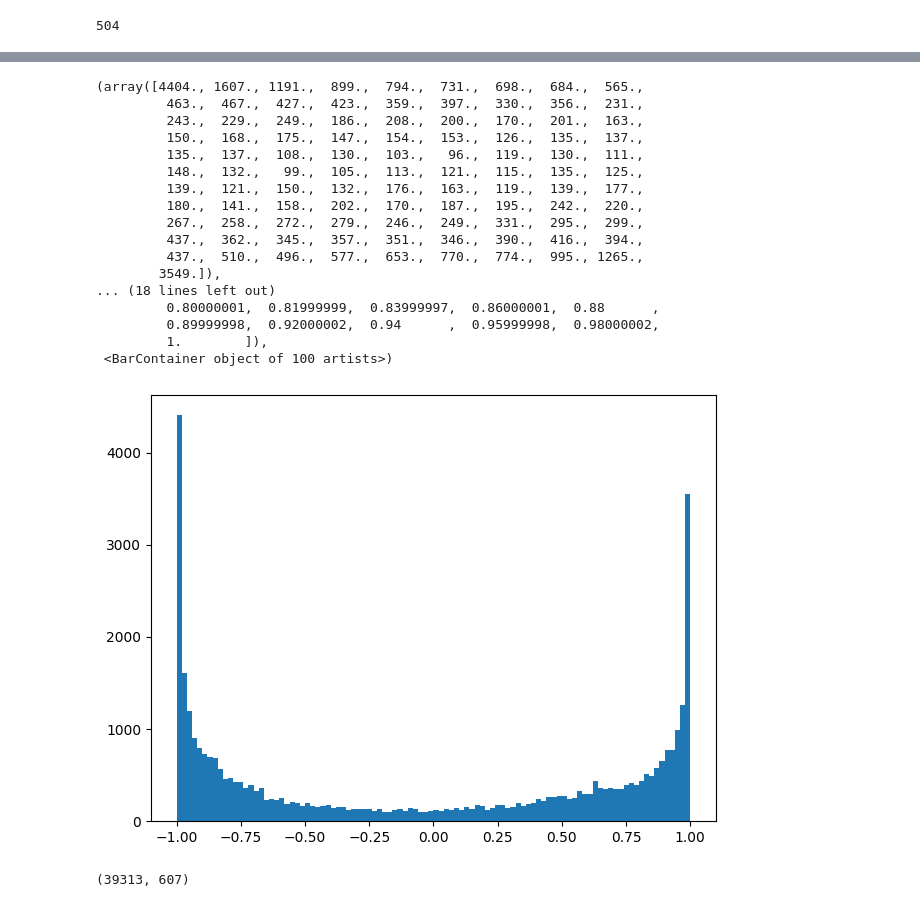
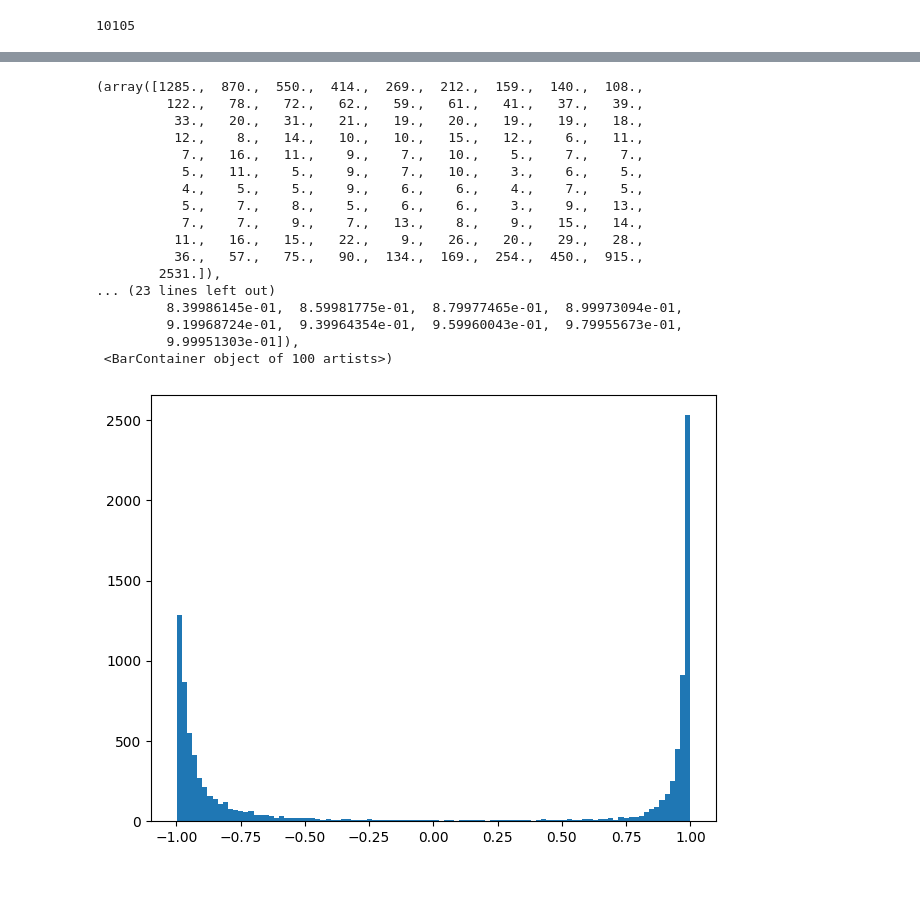
Before and after one commit to Whakamua/machi-koro-ai, a Jupyter notebook: analysis/analyze_buffers.ipynb, the cells around one changed output, grey strips where cells are left out. Saved outputs shown, nothing was run; the diff lists cells and outputs as text; code cells hidden in the pictures.

```diff
--- a/analysis/analyze_buffers.ipynb
+++ b/analysis/analyze_buffers.ipynb
@@ -29,17 +200,6 @@ import numpy as np
 # %%
-# buffers = []
-# for i in range(10):
-#     with open(f"checkpoints/{i}.pkl", "rb") as file:
-#         buffers.append(pickle.load(file))
-
-# buffer = buffers[0].get_big_buffer()
-# buffer.combine_buffers(buffers)
-
-# buffer.compute_values()
+with open(f"checkpoints/1.pkl", "rb") as file:
+    buffer = pickle.load(file)
+buffer.size
+# %% [output]
+10105
-# %%
-with open(f"checkpoints/0.pkl", "rb") as file:
-    buffer = pickle.load(file)
-# %%
-buffer.size
-# %% [output]
-504
@@ -142,13 +206,22 @@ class PVNet(nn.Module):
 # %%
-env = MachiKoro(n_players=2)
-env = GymMachiKoro(env)
+env = GymMachiKoro(n_players=2, card_info_path="card_info_quick_game.yaml")
 
-pvnet = torch.load("checkpoints/0.pt") # PVNet(env.observation_space, env.action_space)
+# pvnet = torch.load("checkpoints/0.pt") # PVNet(env.observation_space, env.action_space)
 # %%
 buffer.compute_values()
-train_buffer, val_buffer = buffer.split_buffer(0.2)
-pvnet = PVNet(env.observation_space, env.action_space)
-pvnet.train(train_buffer=train_buffer, val_buffer=val_buffer, batch_size=64, epochs=5)
+train_buffer, val_buffer = buffer.split_buffer_by_episode(0.2)
+info = {
+            "observation_indices": env.observation_indices,
+            "observation_values": env.observation_values,
+            "action_idx_to_str": env._action_idx_to_str,
+            "action_str_to_idx": env._action_str_to_idx,
+            "player_order": env.player_order,
+            "stage_order": env._env._stage_order,
+            "landmarks": env._env._landmark_cards_ascending_in_price,
+            "landmarks_cost": [env.card_info[landmark]["cost"] for landmark in env._env._landmark_cards_ascending_in_price]
+        }
+pvnet = PVNet(env.observation_space, env.action_space, info)
+pvnet.train(train_buffer=train_buffer, val_buffer=val_buffer, batch_size=64, epochs=20)
 
 prob_preds, value_preds = pvnet.forward(torch.tensor(buffer.obss).to(torch.float32))
 
@@ -177,18 +250,18 @@ epoch: 4 | train_loss: 0.8078722357749939 | val_loss: 0.829748809337616
-(array([4404., 1607., 1191.,  899.,  794.,  731.,  698.,  684.,  565.,
-         463.,  467.,  427.,  423.,  359.,  397.,  330.,  356.,  231.,
-         243.,  229.,  249.,  186.,  208.,  200.,  170.,  201.,  163.,
-         150.,  168.,  175.,  147.,  154.,  153.,  126.,  135.,  137.,
-         135.,  137.,  108.,  130.,  103.,   96.,  119.,  130.,  111.,
-         148.,  132.,   99.,  105.,  113.,  121.,  115.,  135.,  125.,
-         139.,  121.,  150.,  132.,  176.,  163.,  119.,  139.,  177.,
-         180.,  141.,  158.,  202.,  170.,  187.,  195.,  242.,  220.,
-         267.,  258.,  272.,  279.,  246.,  249.,  331.,  295.,  299.,
-         437.,  362.,  345.,  357.,  351.,  346.,  390.,  416.,  394.,
-         437.,  510.,  496.,  577.,  653.,  770.,  774.,  995., 1265.,
-        3549.]),
-... (18 lines left out)
-         0.80000001,  0.81999999,  0.83999997,  0.86000001,  0.88      ,
-         0.89999998,  0.92000002,  0.94      ,  0.95999998,  0.98000002,
-         1.        ]),
+(array([1285.,  870.,  550.,  414.,  269.,  212.,  159.,  140.,  108.,
+         122.,   78.,   72.,   62.,   59.,   61.,   41.,   37.,   39.,
+          33.,   20.,   31.,   21.,   19.,   20.,   19.,   19.,   18.,
+          12.,    8.,   14.,   10.,   10.,   15.,   12.,    6.,   11.,
+           7.,   16.,   11.,    9.,    7.,   10.,    5.,    7.,    7.,
+           5.,   11.,    5.,    9.,    7.,   10.,    3.,    6.,    5.,
+           4.,    5.,    5.,    9.,    6.,    6.,    4.,    7.,    5.,
+           5.,    7.,    8.,    5.,    6.,    6.,    3.,    9.,   13.,
+           7.,    7.,    9.,    7.,   13.,    8.,    9.,   15.,   14.,
+          11.,   16.,   15.,   22.,    9.,   26.,   20.,   29.,   28.,
+          36.,   57.,   75.,   90.,  134.,  169.,  254.,  450.,  915.,
+        2531.]),
+... (23 lines left out)
+         8.39986145e-01,  8.59981775e-01,  8.79977465e-01,  8.99973094e-01,
+         9.19968724e-01,  9.39964354e-01,  9.59960043e-01,  9.79955673e-01,
+         9.99951303e-01]),
  <BarContainer object of 100 artists>)
-[figure, old version]
+[figure, new version]
@@ -205,4 +267,0 @@ obss, actions, rewards, next_obss, dones, player_ids, action_masks, values, prob
-# %%
-len(obss), len(np.unique(obss))
-# %% [output]
-(39313, 607)
```
Also changed, not shown: parts of 18 cells of this notebook, 17 other files.
